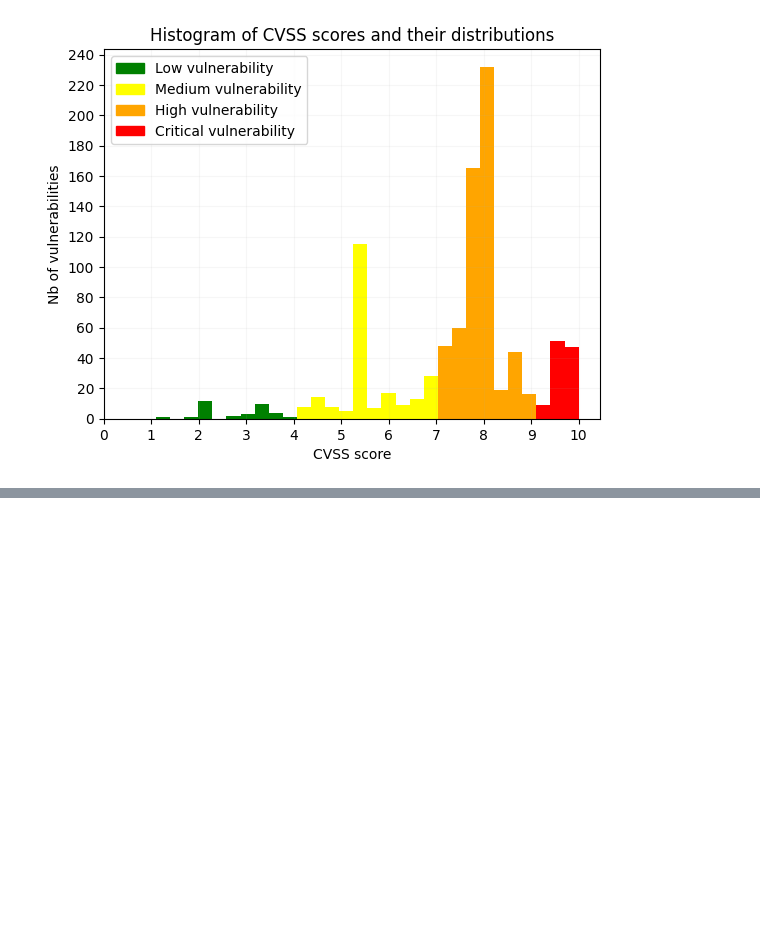
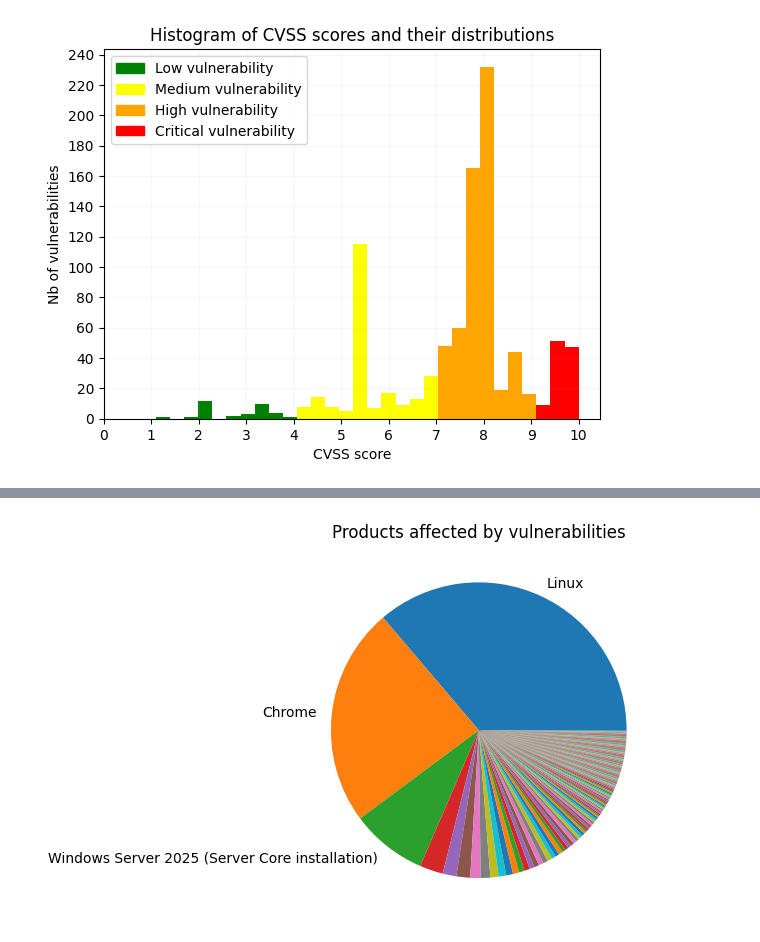
Before and after one commit to Graim-lee/Detecting-spams-in-mails-, a Jupyter notebook: project.ipynb, the cells around one changed output, grey strips where cells are left out. Cells and saved outputs as stored; diff of their text form; code cells hidden in the pictures; blank space fills up the shorter version.

```diff
--- a/project.ipynb
+++ b/project.ipynb
@@ -584,0 +546,20 @@ plt.show()
+# %%
+"""
+Diagramme circulaire des Produit affectés par des vulnérabilités
+"""
+
+countsProduit = df["Produit"].value_counts()
+
+labelsProduit = countsProduit.index.tolist()
+sizesProduit = countsProduit.values.tolist()
+
+for i in range(len(labelsProduit)):
+    if sizesProduit[i] < 50:
+        labelsProduit[i] = ""
+
+plt.pie(sizesProduit, labels=labelsProduit)
+plt.title("Products affected by vulnerabilities")
+
+plt.show()
+# %% [output]
+[figure, added]
```
Also changed, not shown: parts of 14 cells of this notebook.
